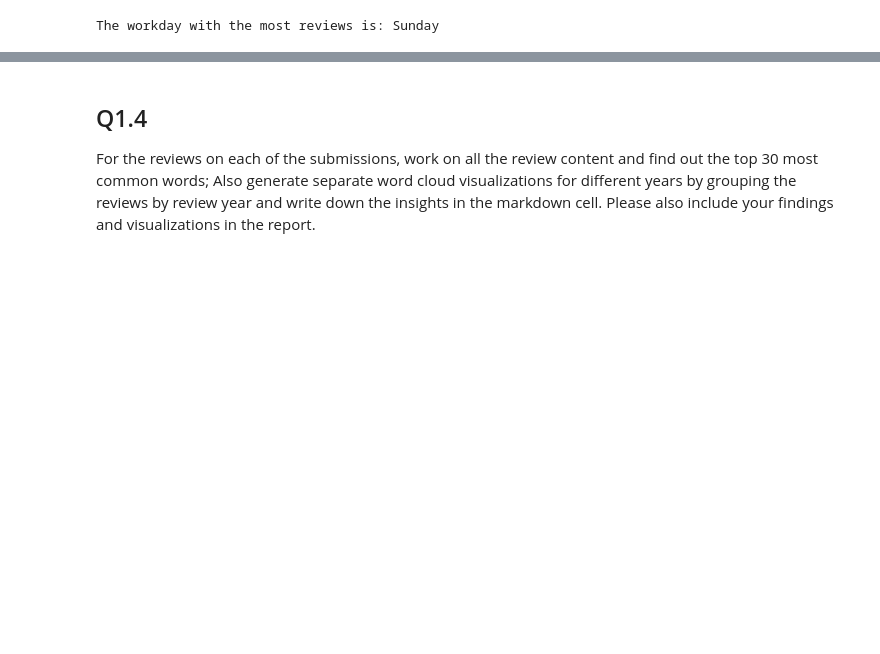
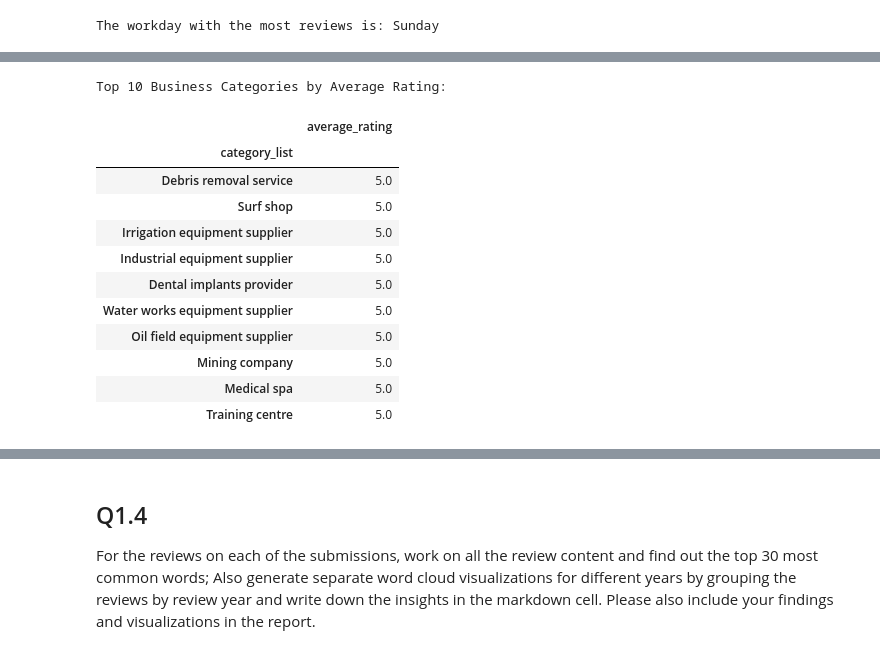
Before and after one commit to makhthum/MDS_Deakin_SIG742, a Jupyter notebook: sit742task2.ipynb, the cells around one changed output, grey strips where cells are left out. Drawn from its saved outputs; the diff is of its cells as text; code cells hidden in the pictures; blank space fills up the shorter version.

```diff
--- a/sit742task2.ipynb
+++ b/sit742task2.ipynb
@@ -439,0 +375,18 @@ Peak Review Hours for Top Categories: ['Restaurant', 'Fast food restaurant', 'Am
+# %%
+# 2. Calculate the average rating for each business category (already done in previous cell but displaying again for context)
+print("\nTop 10 Business Categories by Average Rating:")
+display(avg_rating_per_category.head(10).to_frame(name='average_rating'))
+# %% [output]
+Top 10 Business Categories by Average Rating:
+|  | average_rating |
+| category_list |  |
+| Debris removal service | 5.0 |
+| Surf shop | 5.0 |
+| Irrigation equipment supplier | 5.0 |
+| Industrial equipment supplier | 5.0 |
+| Dental implants provider | 5.0 |
+| Water works equipment supplier | 5.0 |
+| Oil field equipment supplier | 5.0 |
+| Mining company | 5.0 |
+| Medical spa | 5.0 |
+| Training centre | 5.0 |
```
Also changed, not shown: parts of 11 cells of this notebook.
